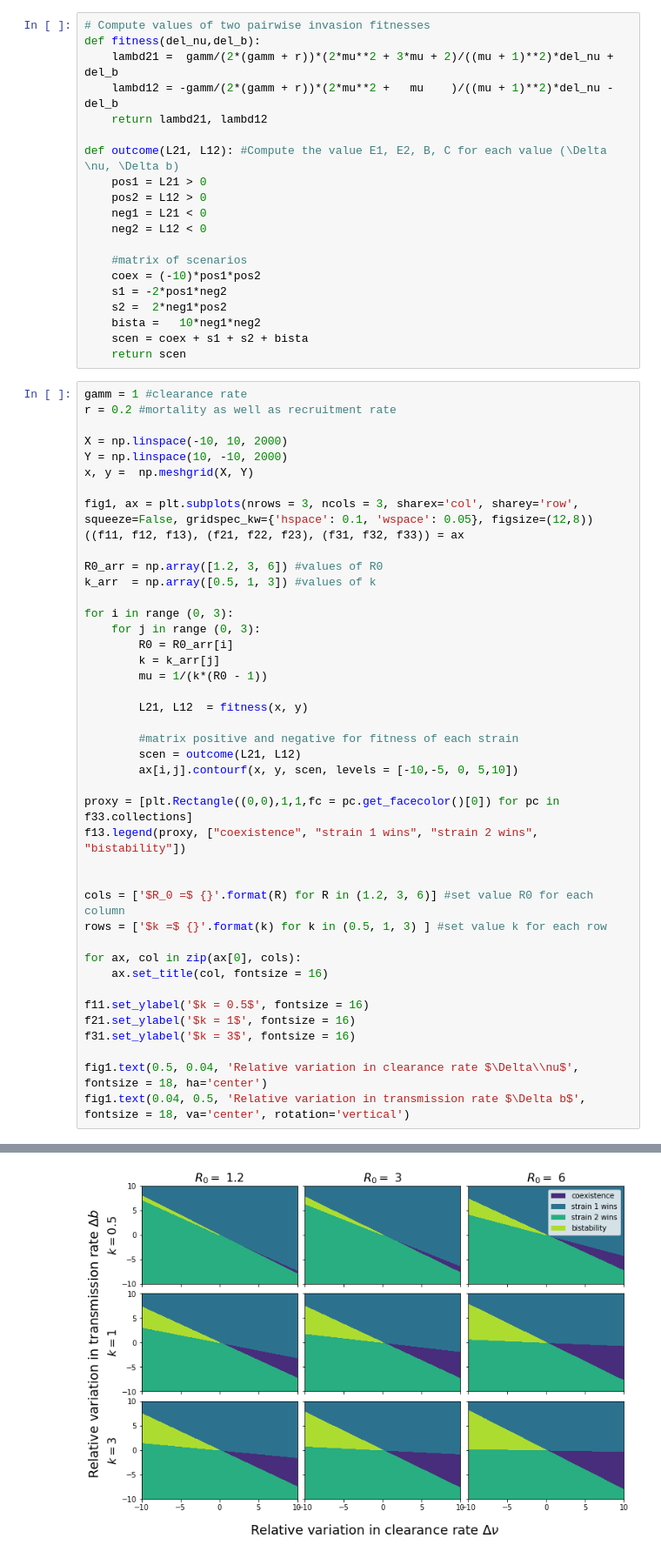
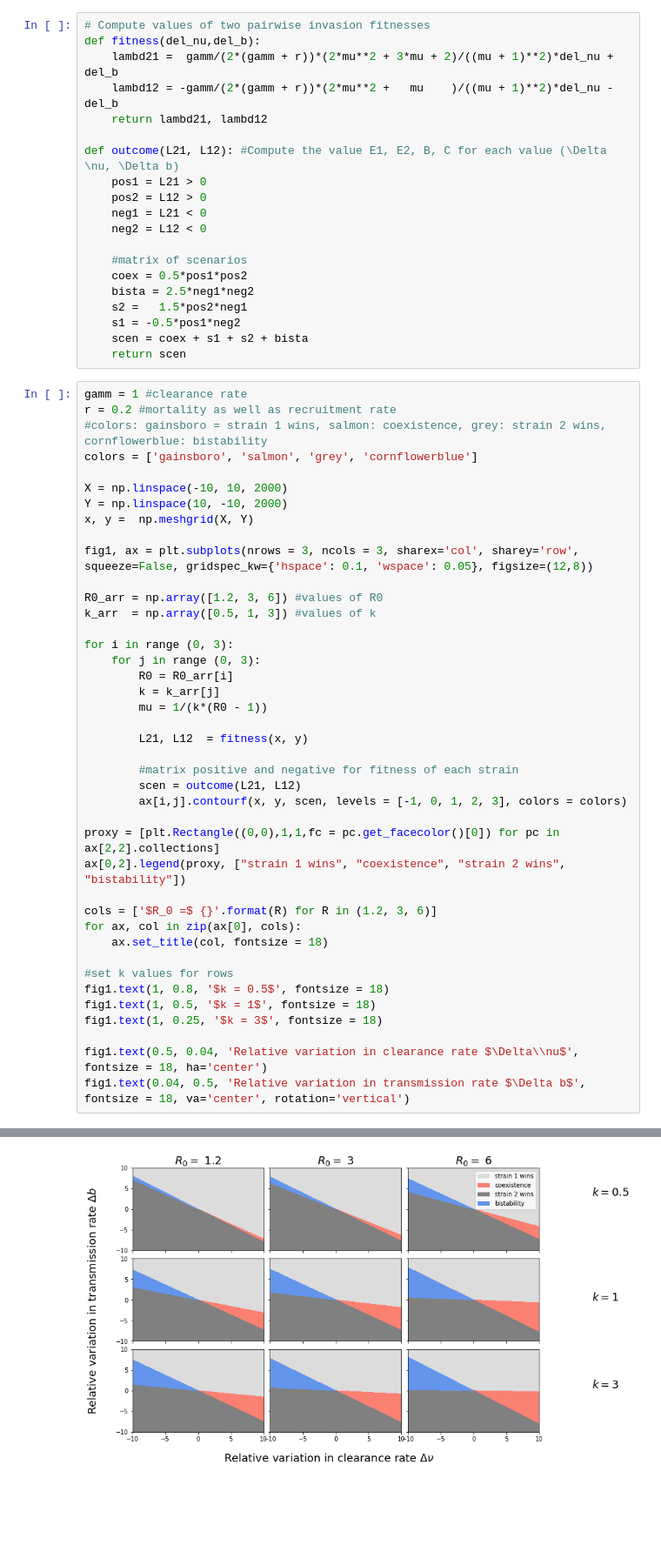
Before and after one commit to lthminhthao/selection_in_2-strains-system, a Jupyter notebook: outcomes_as_a_function_of_difference_in_transmission_clearance-rate .ipynb, the cells around one changed output, grey strips where cells are left out. Shown: that part at 87% size. Drawn from its saved outputs; the diff is of its cells as text; blank space fills up the shorter version.

```diff
--- a/outcomes_as_a_function_of_difference_in_transmission_clearance-rate .ipynb
+++ b/outcomes_as_a_function_of_difference_in_transmission_clearance-rate .ipynb
@@ -24,54 +24,53 @@ def outcome(L21, L12): #Compute the value E1, E2, B, C for each value (\Delta \n
     neg2 = L12 < 0
 
     #matrix of scenarios
-    coex = (-10)*pos1*pos2
-    s1 = -2*pos1*neg2
-    s2 =  2*neg1*pos2
-    bista =   10*neg1*neg2
+    coex = 0.5*pos1*pos2
+    bista = 2.5*neg1*neg2
+    s2 =   1.5*pos2*neg1
+    s1 = -0.5*pos1*neg2
     scen = coex + s1 + s2 + bista
     return scen
 # %%
 gamm = 1 #clearance rate
 r = 0.2 #mortality as well as recruitment rate
+#colors: gainsboro = strain 1 wins, salmon: coexistence, grey: strain 2 wins, cornflowerblue: bistability
+colors = ['gainsboro', 'salmon', 'grey', 'cornflowerblue']
 
 X = np.linspace(-10, 10, 2000)
 Y = np.linspace(10, -10, 2000)
 x, y =  np.meshgrid(X, Y)
 
 fig1, ax = plt.subplots(nrows = 3, ncols = 3, sharex='col', sharey='row', squeeze=False, gridspec_kw={'hspace': 0.1, 'wspace': 0.05}, figsize=(12,8))
-((f11, f12, f13), (f21, f22, f23), (f31, f32, f33)) = ax
 
 R0_arr = np.array([1.2, 3, 6]) #values of R0
 k_arr  = np.array([0.5, 1, 3]) #values of k
 
 for i in range (0, 3):
     for j in range (0, 3):
         R0 = R0_arr[i]
         k = k_arr[j]
         mu = 1/(k*(R0 - 1))
 
         L21, L12  = fitness(x, y)
 
         #matrix positive and negative for fitness of each strain
         scen = outcome(L21, L12)
-        ax[i,j].contourf(x, y, scen, levels = [-10,-5, 0, 5,10])
+        ax[i,j].contourf(x, y, scen, levels = [-1, 0, 1, 2, 3], colors = colors)
 
-proxy = [plt.Rectangle((0,0),1,1,fc = pc.get_facecolor()[0]) for pc in f33.collections]
-f13.legend(proxy, ["coexistence", "strain 1 wins", "strain 2 wins", "bistability"])
+proxy = [plt.Rectangle((0,0),1,1,fc = pc.get_facecolor()[0]) for pc in ax[2,2].collections]
+ax[0,2].legend(proxy, ["strain 1 wins", "coexistence", "strain 2 wins", "bistability"])
 
+cols = ['$R_0 =$ {}'.format(R) for R in (1.2, 3, 6)]
+for ax, col in zip(ax[0], cols):
+    ax.set_title(col, fontsize = 18)
 
-cols = ['$R_0 =$ {}'.format(R) for R in (1.2, 3, 6)] #set value R0 for each column
-rows = ['$k =$ {}'.format(k) for k in (0.5, 1, 3) ] #set value k for each row
-
-for ax, col in zip(ax[0], cols):
-    ax.set_title(col, fontsize = 16)
-
-f11.set_ylabel('$k = 0.5$', fontsize = 16)
-f21.set_ylabel('$k = 1$', fontsize = 16)
-f31.set_ylabel('$k = 3$', fontsize = 16)
+#set k values for rows
+fig1.text(1, 0.8, '$k = 0.5$', fontsize = 18)
+fig1.text(1, 0.5, '$k = 1$', fontsize = 18)
+fig1.text(1, 0.25, '$k = 3$', fontsize = 18)
 
 fig1.text(0.5, 0.04, 'Relative variation in clearance rate $\Delta\\nu$', fontsize = 18, ha='center')
 fig1.text(0.04, 0.5, 'Relative variation in transmission rate $\Delta b$', fontsize = 18, va='center', rotation='vertical')
 # %% [output]
 Text(0.04, 0.5, 'Relative variation in transmission rate $\\Delta b$')
-[figure, old version]
+[figure, new version]
```
Also changed, not shown: 3 other files.
